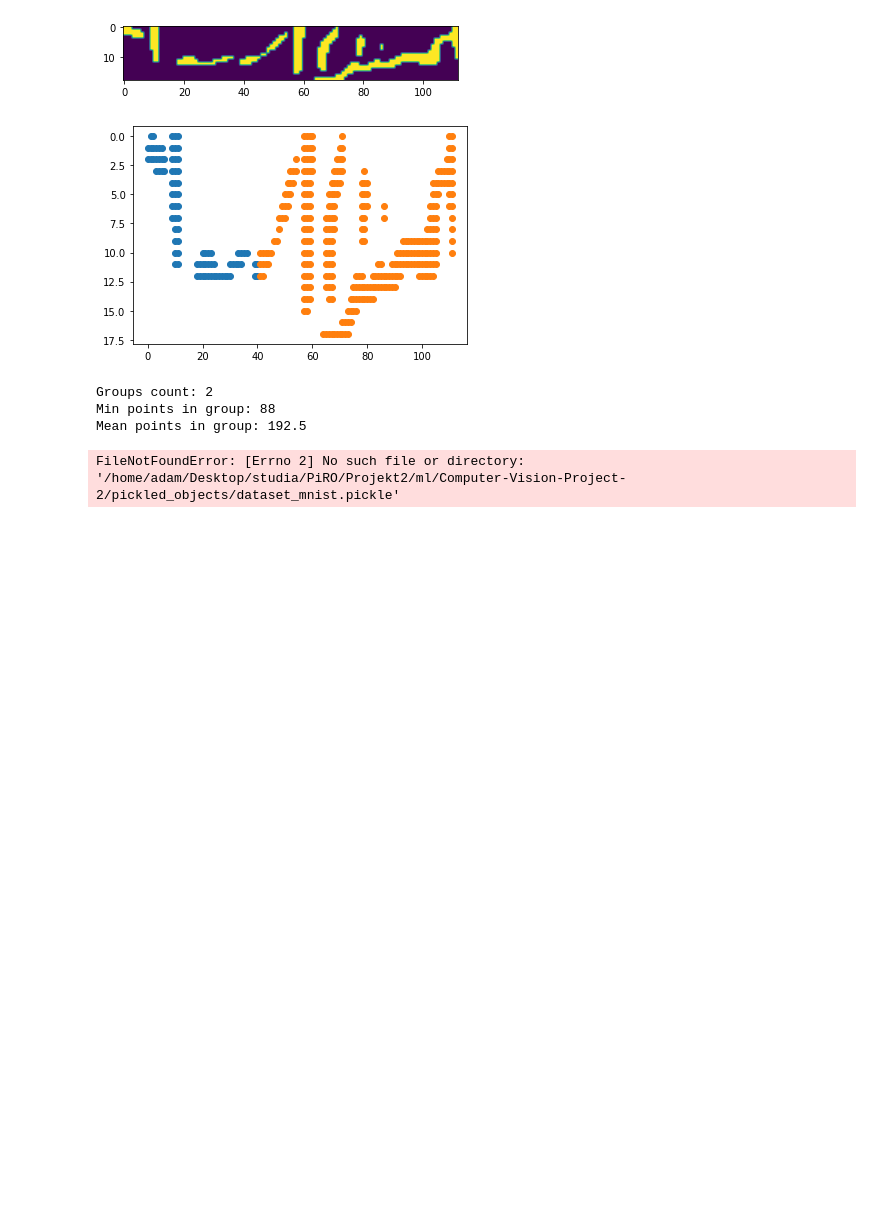
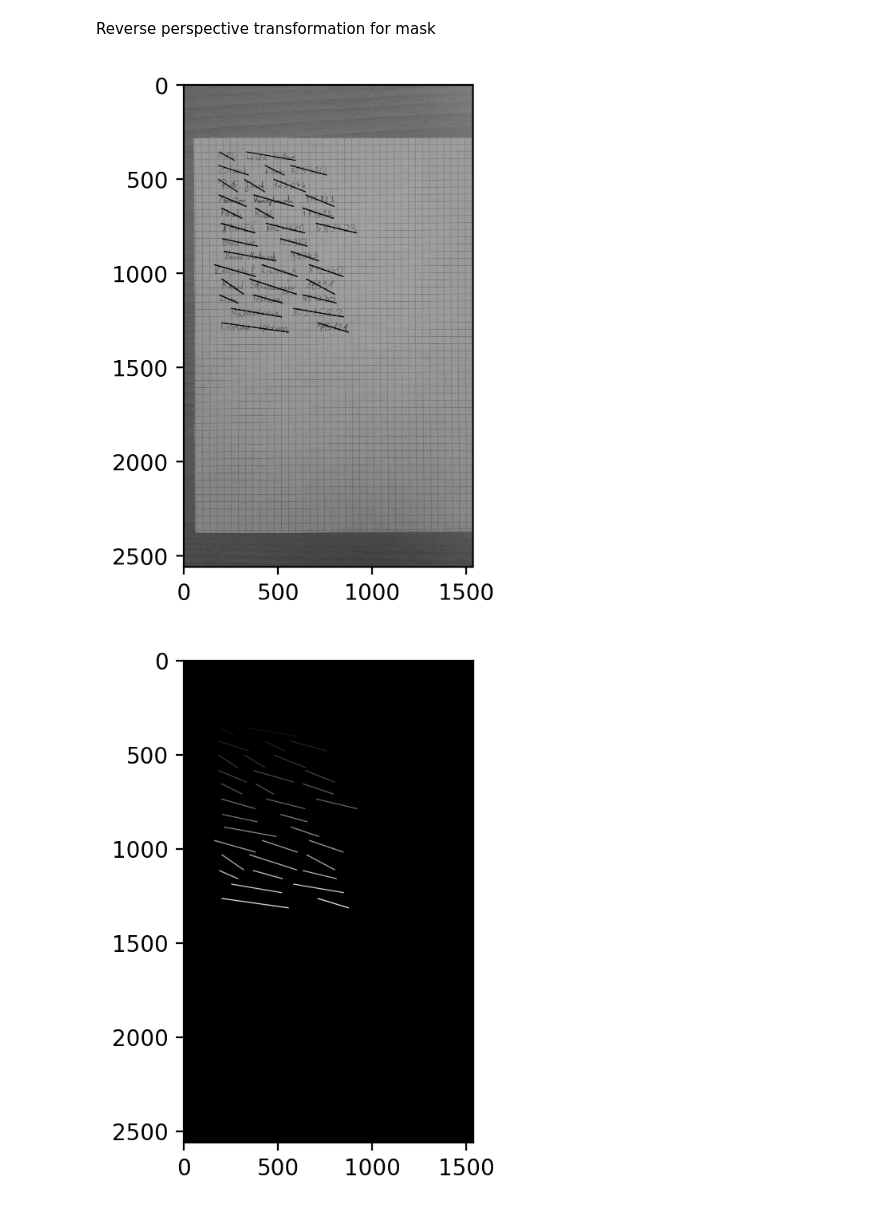
Before and after one commit to PUT-II/Computer-Vision-Project-2, a Jupyter notebook: main_pipeline_test.ipynb, the cells around one changed output. Cells and saved outputs as stored; diff of their text form; code cells hidden in the pictures; blank space fills up the shorter version.

```diff
--- a/main_pipeline_test.ipynb
+++ b/main_pipeline_test.ipynb
@@ -219,6 +258,41 @@ print(len(rows), background_cluster)
+# %% [markdown]
+Reverse perspective transformation for mask
+# %%
+rows_dict, (input_image, _), moments = prepared_rows_per_img[0], input_image_list[0], image_moments[0]
+mask = rows_dict['img_segmented']
+
+_, thresh = cv.threshold((mask * 255).astype(np.uint8), 1, 255, cv.THRESH_BINARY)
+
+input_image_bgr = cv.cvtColor(input_image, cv.COLOR_GRAY2BGR)
+line_mask = np.zeros(mask.shape, dtype=np.uint8)
+for i, row in enumerate(rows):
+    for col in row['cols']:
+        start_point = (col['from'], row['from'])
+        end_point = (col['to'], row['to'])
+        line_mask = cv.line(line_mask, start_point, end_point, (i + 1,), 3)
+
+inv_moments = np.linalg.pinv(moments)
+warped_mask = cv.warpPerspective(line_mask, inv_moments, (input_image.shape[1], input_image.shape[0]))
+
+mask_bgra = cv.cvtColor(warped_mask, cv.COLOR_GRAY2BGRA)
+indexing_mask = (mask_bgra[:, :] == (0, 0, 0, 0)).reshape(mask_bgra.shape)
+indexing_mask = np.sum(indexing_mask, axis=2).astype(bool)
+mask_bgra[indexing_mask] = (0, 0, 0, 0)
+
+plt.figure(dpi=400)
+plt.imshow(input_image_bgr)
+plt.imshow(mask_bgra)
+plt.show()
+
+plt.figure(dpi=200)
+plt.imshow(warped_mask, cmap="gray")
+plt.show()
+# %% [output]
+[figure, added]
+[figure, added]
 # %%
-from src.pipeline_digit_recognition import segment_to_digits, digits_to_mnist_format, load_clf_and_dataset, \
-    predict_digits
+from src.pipeline_digit_recognition import segment_to_digits, digits_to_mnist_format, load_clf_and_dataset
+from src.pipeline_digit_recognition import predict_digits #Import has been split due to auto format issues
 
 import os
 
@@ -229,27 +303,20 @@ for r in rows:
 
     digits = segment_to_digits(number)
 
-#     for d in digits:
-#         plt.imshow(d)
-#         plt.show()
+    #     for d in digits:
+    #         plt.imshow(d)
+    #         plt.show()
 
     digits_to_mnist_format(digits)
 
-#     for d in digits:
-#         plt.imshow(d)
-#         plt.show()
+    #     for d in digits:
+    #         plt.imshow(d)
+    #         plt.show()
 
     workdir = os.getcwdb().decode("utf-8")
-    clf_pickle_path =  workdir + "/pickled_objects/clf_mnist.pickle"
+    clf_pickle_path = workdir + "/pickled_objects/clf_mnist.pickle"
     dataset_pickle_path = workdir + "/pickled_objects/dataset_mnist.pickle"
 
-    clf, _ = load_clf_and_dataset(clf_pickle_path,dataset_pickle_path)
+    clf, _ = load_clf_and_dataset(clf_pickle_path, dataset_pickle_path)
 
-    predict_digits(clf,digits)
+    predict_digits(clf, digits)
-# %% [output]
-[figure, removed]
-[figure, removed]
-Groups count: 2
-Min points in group: 88
-Mean points in group: 192.5
-FileNotFoundError: [Errno 2] No such file or directory: '/home/adam/Desktop/studia/PiRO/Projekt2/ml/Computer-Vision-Project-2/pickled_objects/dataset_mnist.pickle'
```
Also changed, not shown: parts of 11 cells of this notebook, 2 other files.
